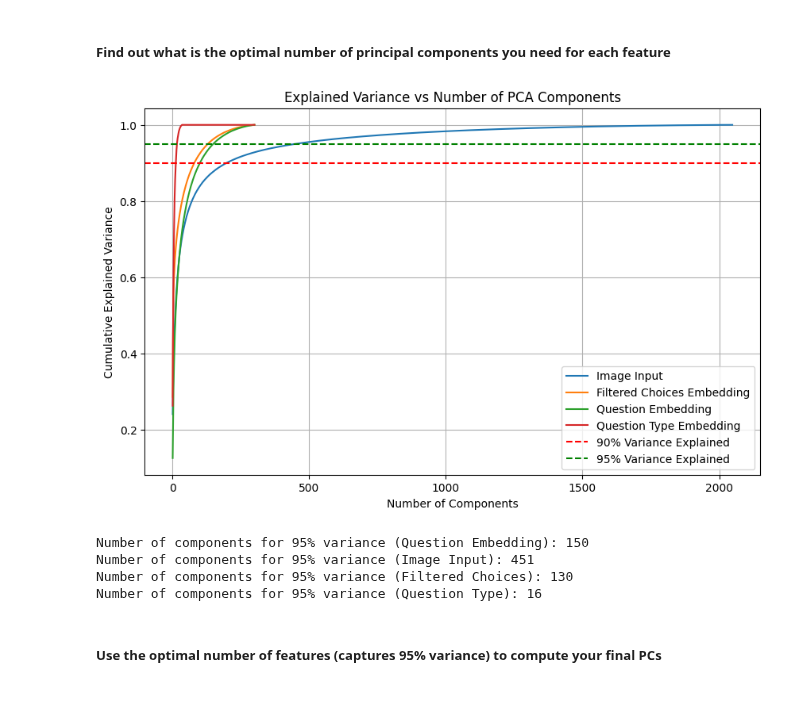
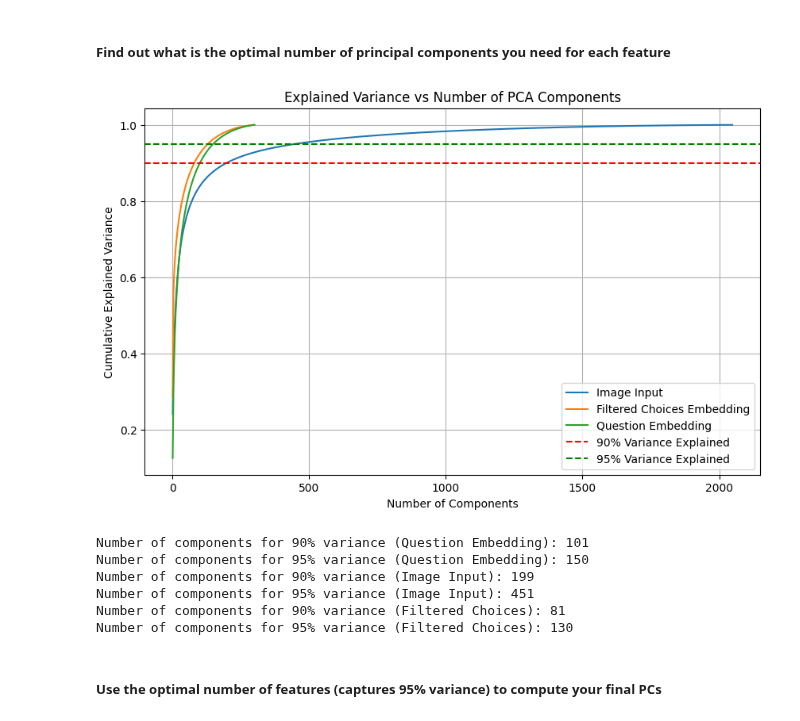
Before and after one commit to nilanahar/MMAI_894_DeepLearning_Project_TeamRosedale, a Jupyter notebook: MMAI_894_Team_Project_ResNet+GoogleWord2Vec.ipynb, the cells around one changed output. Saved outputs shown, nothing was run; the diff lists cells and outputs as text; code cells hidden in the pictures.

```diff
--- a/MMAI_894_Team_Project_ResNet+GoogleWord2Vec.ipynb
+++ b/MMAI_894_Team_Project_ResNet+GoogleWord2Vec.ipynb
@@ -761,7 +752,7 @@ id_features = ['image_id', 'question_id', 'question_length']
 
 categorical_features = ['question', 'question_clean', 'question_type', 'question_type_clean',
                         'multiple_choices',  'filtered_multiple_choices', 'filtered_multiple_choice_corpus',
-                        'answer_type', 'answers', 'most_common_answer', 'answer_corpus', 'answer_corpus_clean']
+                        'answers', 'most_common_answer']
 
 # numerical_features = [col for col in X_train.columns if col not in categorical_features + id_features]
 # %%
@@ -795,48 +786,46 @@ explained_variance_ratio_filtered_choices = np.cumsum(pca_filtered_choices_full.
 pca_question_full = PCA().fit(np.vstack(X_train['question_embedding'].values))
 explained_variance_ratio_question = np.cumsum(pca_question_full.explained_variance_ratio_)
 
-pca_question_type_full = PCA().fit(np.vstack(X_train['question_type_embedding'].values))
-explained_variance_ratio_question_type = np.cumsum(pca_question_type_full.explained_variance_ratio_)
 
 # Plot cumulative explained variance for image input
 plt.figure(figsize=(10, 6))
 plt.plot(np.arange(1, len(explained_variance_ratio_image) + 1), explained_variance_ratio_image, label='Image Input')
 plt.plot(np.arange(1, len(explained_variance_ratio_filtered_choices) + 1), explained_variance_ratio_filtered_choices, label='Filtered Choices Embedding')
 plt.plot(np.arange(1, len(explained_variance_ratio_question) + 1), explained_variance_ratio_question, label='Question Embedding')
-plt.plot(np.arange(1, len(explained_variance_ratio_question_type) + 1), explained_variance_ratio_question_type, label='Question Type Embedding')
 plt.xlabel('Number of Components')
 plt.ylabel('Cumulative Explained Variance')
 plt.title('Explained Variance vs Number of PCA Components')
 plt.axhline(y=0.90, color='r', linestyle='--', label='90% Variance Explained')
 plt.axhline(y=0.95, color='g', linestyle='--', label='95% Variance Explained')
 plt.legend()
 plt.grid(True)
 plt.show()
 
 # Determine the number of components for 90% and 95% explained variance
 n_components_image_90 = np.argmax(explained_variance_ratio_image >= 0.90) + 1
 n_components_image_95 = np.argmax(explained_variance_ratio_image >= 0.95) + 1
 
 n_components_filtered_choices_90 = np.argmax(explained_variance_ratio_filtered_choices >= 0.90) + 1
 n_components_filtered_choices_95 = np.argmax(explained_variance_ratio_filtered_choices >= 0.95) + 1
 
 # Determine the number of components for 90% and 95% explained variance
 n_components_question_90 = np.argmax(explained_variance_ratio_question >= 0.90) + 1
 n_components_question_95 = np.argmax(explained_variance_ratio_question >= 0.95) + 1
 
-n_components_question_type_90 = np.argmax(explained_variance_ratio_question_type >= 0.90) + 1
-n_components_question_type_95 = np.argmax(explained_variance_ratio_question_type >= 0.95)
-
+print(f"Number of components for 90% variance (Question Embedding): {n_components_question_90}")
 print(f"Number of components for 95% variance (Question Embedding): {n_components_question_95}")
+print(f"Number of components for 90% variance (Image Input): {n_components_image_90}")
 print(f"Number of components for 95% variance (Image Input): {n_components_image_95}")
+print(f"Number of components for 90% variance (Filtered Choices): {n_components_filtered_choices_90}")
 print(f"Number of components for 95% variance (Filtered Choices): {n_components_filtered_choices_95}")
-print(f"Number of components for 95% variance (Question Type): {n_components_question_type_95}")
 # %% [output]
-[figure, old version]
+[figure, new version]
+Number of components for 90% variance (Question Embedding): 101
 Number of components for 95% variance (Question Embedding): 150
+Number of components for 90% variance (Image Input): 199
 Number of components for 95% variance (Image Input): 451
+Number of components for 90% variance (Filtered Choices): 81
 Number of components for 95% variance (Filtered Choices): 130
-Number of components for 95% variance (Question Type): 16
 # %% [markdown]
 ##### Use the optimal number of features (captures 95% variance) to compute your final PCs
 # %%
```
Also changed, not shown: parts of 33 cells of this notebook.
